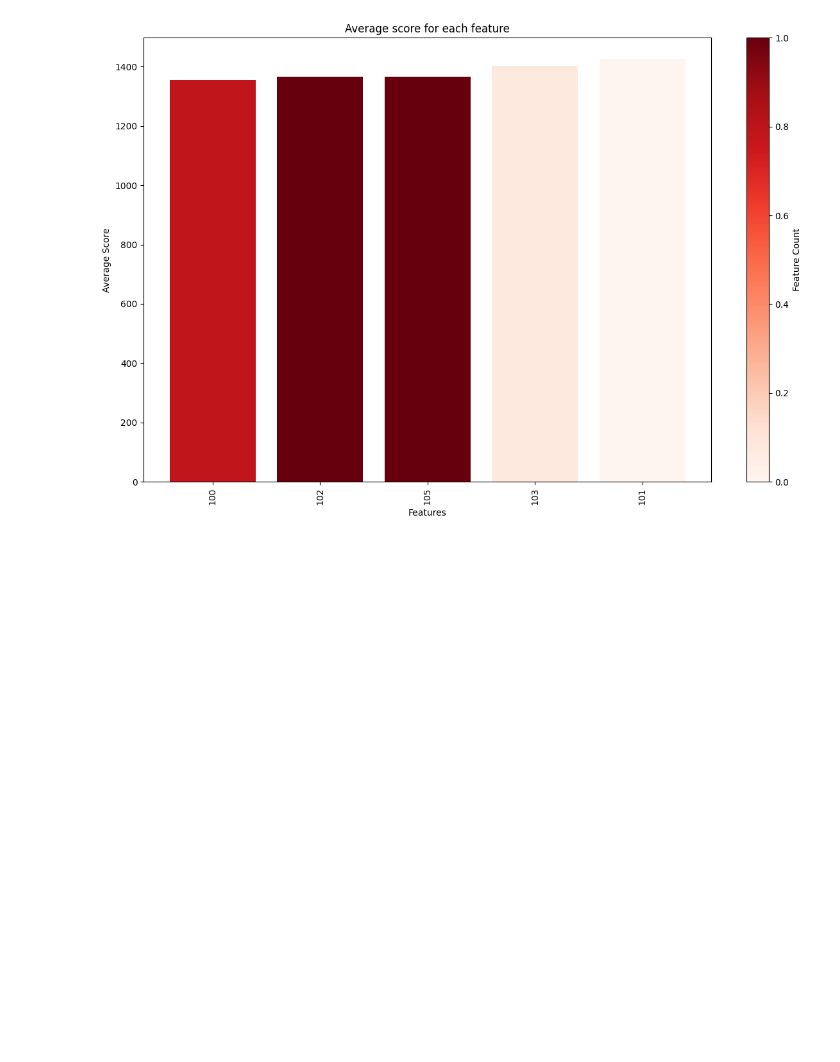
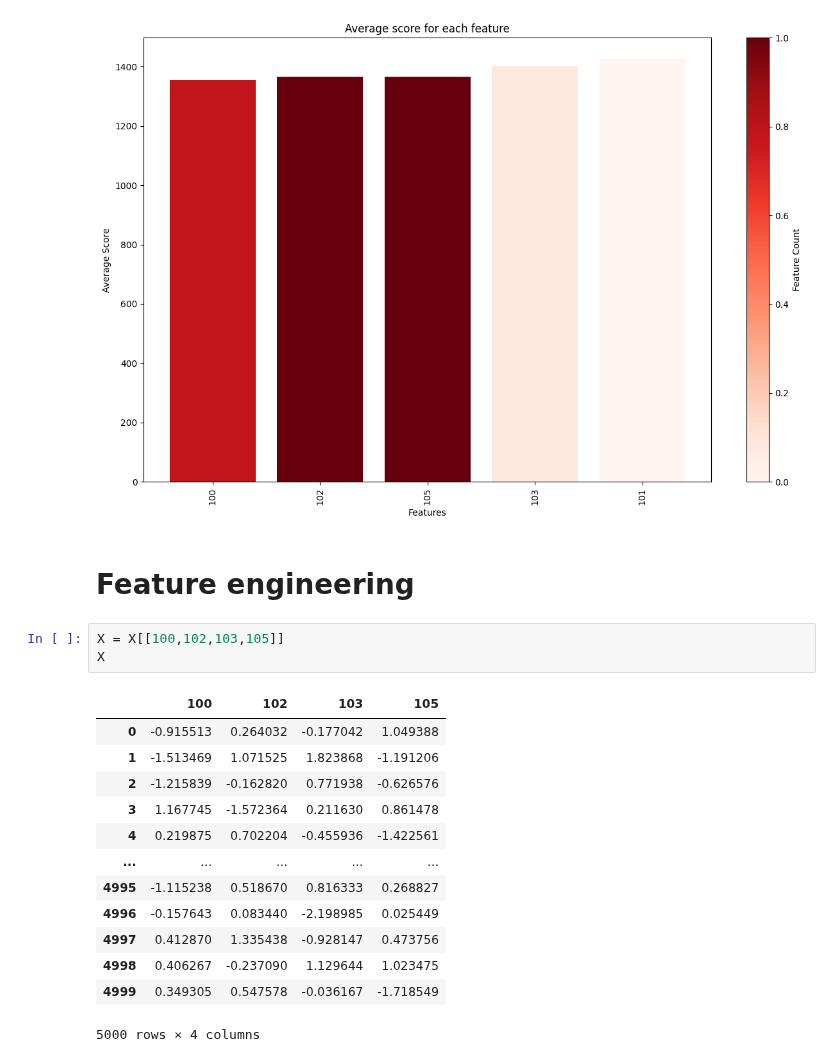
Before and after one commit to kozaka93/2024L-DSAdvancedML, a Jupyter notebook: projects/project2/group3/Narozniak_Czerwonski_Rucinski/codes/src/main_jedrzej.ipynb, the cells around one changed output. Drawn from its saved outputs; the diff is of its cells as text; blank space fills up the shorter version.

```diff
--- a/projects/project2/group3/Narozniak_Czerwonski_Rucinski/codes/src/main_jedrzej.ipynb
+++ b/projects/project2/group3/Narozniak_Czerwonski_Rucinski/codes/src/main_jedrzej.ipynb
@@ -695,3 +695,22 @@ avg_df.style.background_gradient(cmap="Greens", low=0, high=1, axis=None)
 create_feature_score_plot(results_dict_20)
 # %% [output]
 [figure]
+# %% [markdown]
+# Feature engineering #
+# %%
+X = X[[100,102,103,105]]
+X
+# %% [output]
+|  | 100 | 102 | 103 | 105 |
+| 0 | -0.915513 | 0.264032 | -0.177042 | 1.049388 |
+| 1 | -1.513469 | 1.071525 | 1.823868 | -1.191206 |
+| 2 | -1.215839 | -0.162820 | 0.771938 | -0.626576 |
+| 3 | 1.167745 | -1.572364 | 0.211630 | 0.861478 |
+| 4 | 0.219875 | 0.702204 | -0.455936 | -1.422561 |
+| ... | ... | ... | ... | ... |
+| 4995 | -1.115238 | 0.518670 | 0.816333 | 0.268827 |
+| 4996 | -0.157643 | 0.083440 | -2.198985 | 0.025449 |
+| 4997 | 0.412870 | 1.335438 | -0.928147 | 0.473756 |
+| 4998 | 0.406267 | -0.237090 | 1.129644 | 1.023475 |
+| 4999 | 0.349305 | 0.547578 | -0.036167 | -1.718549 |
+5000 rows × 4 columns
```
Also changed, not shown: parts of 7 cells of this notebook.
